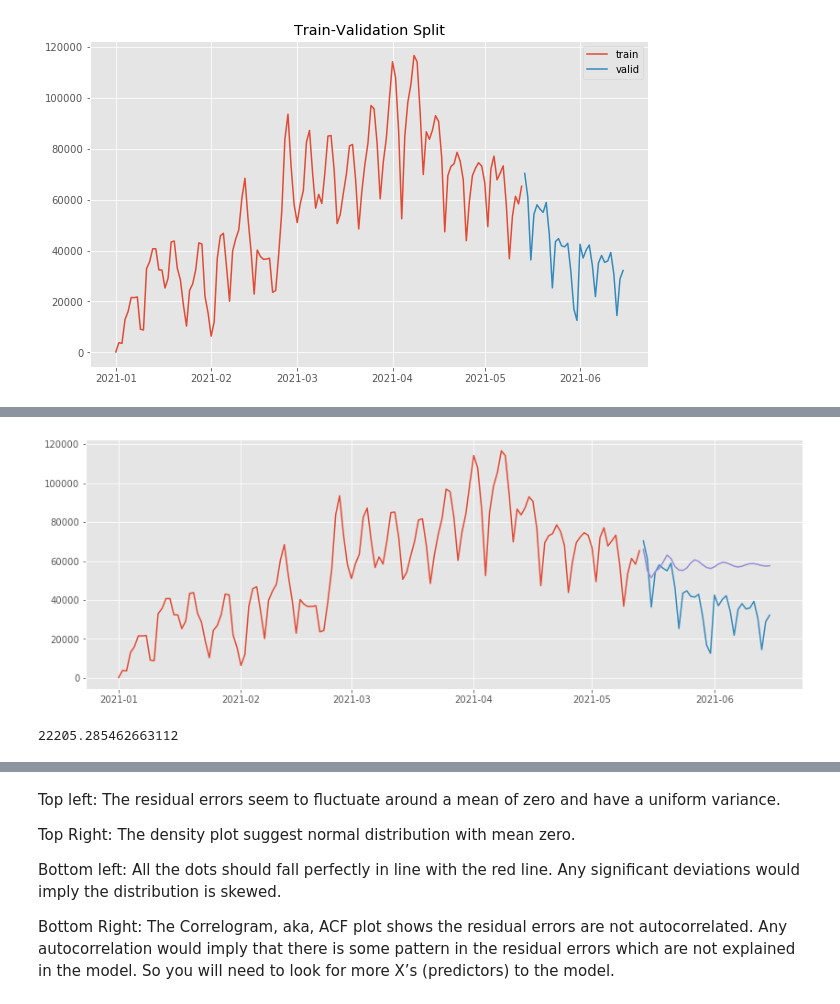
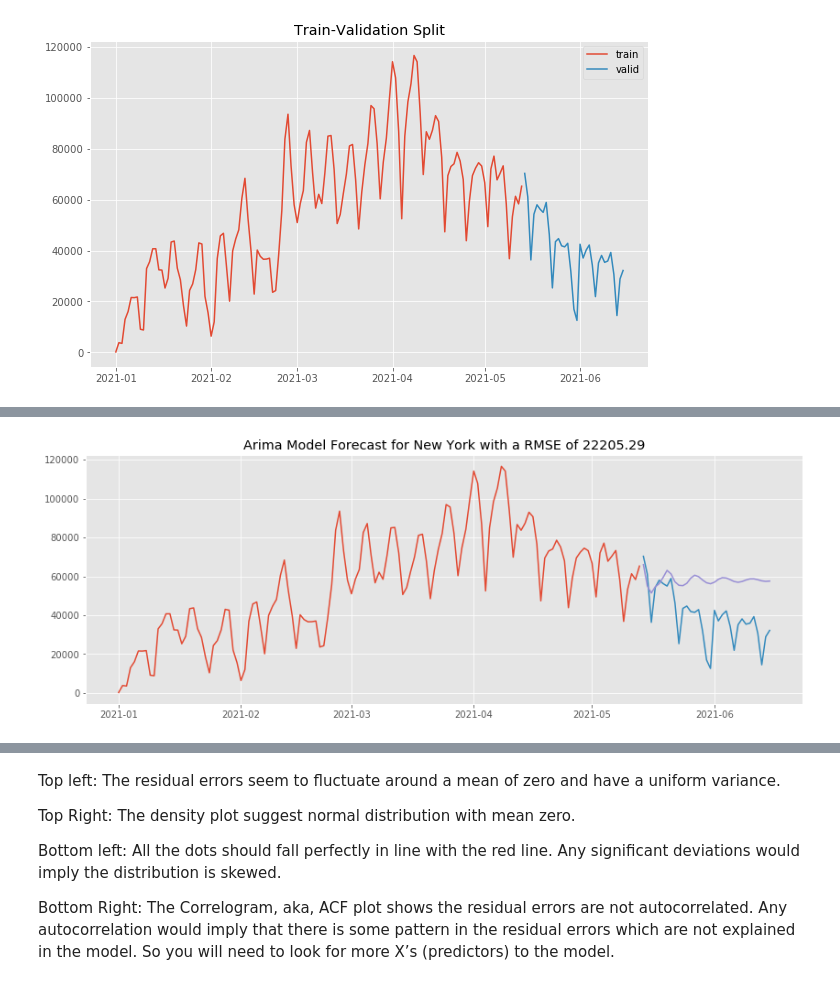
Before and after one commit to christisarv/2021-covid-vaccine-analysis, a Jupyter notebook: Vaccinantion Records Analysis.ipynb, the cells around one changed output, grey strips where cells are left out. Drawn from its saved outputs; the diff is of its cells as text; code cells hidden in the pictures.

Commit message:
topic modeling and time series modeling work

```diff
--- a/Vaccinantion Records Analysis.ipynb
+++ b/Vaccinantion Records Analysis.ipynb
@@ -384,17 +362,22 @@ Warnings:
 # %%
-forecast = arima_nyc.predict(n_periods=len(valid))
-forecast = pd.DataFrame(forecast,index = valid.index,columns=['Prediction'])
+# d=1 since data is not stationary
 
-#plot the predictions for validation set
-plt.plot(train, label='Train')
-plt.plot(valid, label='Valid')
-plt.plot(forecast, label='Prediction')
-plt.show()
+def eval_arima(model, train, test, city):
+
+    #make predictions
+    forecast = model.predict(n_periods=len(test))
+    forecast = pd.DataFrame(forecast,index = test.index,columns=['Prediction'])
+
+    rmse = sqrt(mean_squared_error(test,forecast))
+
+    #plot the predictions for validation set
+    plt.plot(train, label='Train')
+    plt.plot(test, label='Test')
+    plt.plot(forecast, label='Prediction')
+    plt.title(f'Arima Model Forecast for {city} with a RMSE of {round(rmse, 2)}')
+    plt.show()
-# %% [output]
-[figure, removed]
-# %%
-rmse = sqrt(mean_squared_error(valid,forecast))
-rmse
-# %% [output]
-22205.285462663112
+# %%
+eval_nyc = eval_arima(arima_nyc, nyc_train, nyc_test, 'New York')
+# %% [output]
+[figure, added]
 # %%
```
Also changed, not shown: parts of 48 cells of this notebook, 5 other files.
